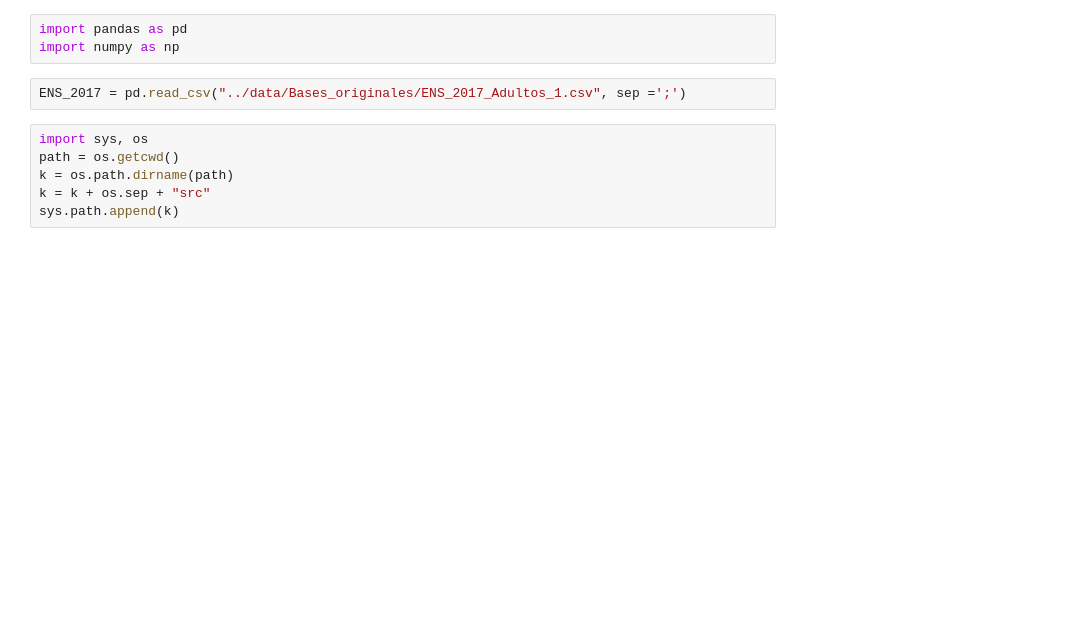
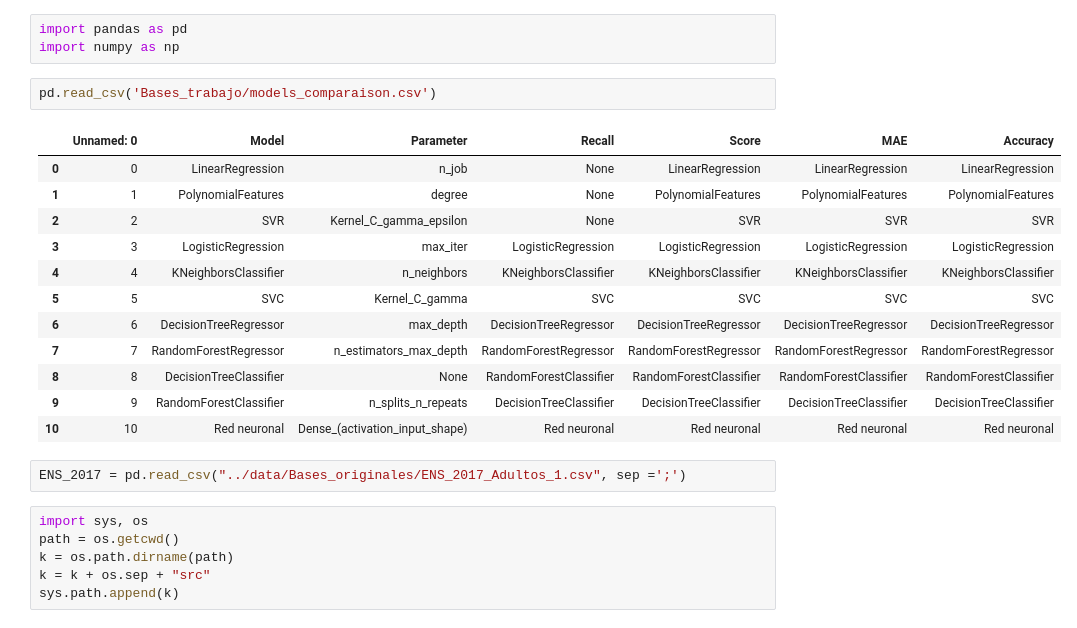
Before and after one commit to GinaGarridoCasas/Gina, a Jupyter notebook: jorgina_garrido_cmmlsds_apr/data/Prueba.ipynb, the cells around one changed output. Saved outputs shown, nothing was run; the diff lists cells and outputs as text; blank space fills up the shorter version.

```diff
--- a/jorgina_garrido_cmmlsds_apr/data/Prueba.ipynb
+++ b/jorgina_garrido_cmmlsds_apr/data/Prueba.ipynb
@@ -1,6 +1,21 @@
 # %%
 import pandas as pd
 import numpy as np
+# %%
+pd.read_csv('Bases_trabajo/models_comparaison.csv')
+# %% [output]
+|  | Unnamed: 0 | Model | Parameter | Recall | Score | MAE | Accuracy |
+| 0 | 0 | LinearRegression | n_job | None | LinearRegression | LinearRegression | LinearRegression |
+| 1 | 1 | PolynomialFeatures | degree | None | PolynomialFeatures | PolynomialFeatures | PolynomialFeatures |
+| 2 | 2 | SVR | Kernel_C_gamma_epsilon | None | SVR | SVR | SVR |
+| 3 | 3 | LogisticRegression | max_iter | LogisticRegression | LogisticRegression | LogisticRegression | LogisticRegression |
+| 4 | 4 | KNeighborsClassifier | n_neighbors | KNeighborsClassifier | KNeighborsClassifier | KNeighborsClassifier | KNeighborsClassifier |
+| 5 | 5 | SVC | Kernel_C_gamma | SVC | SVC | SVC | SVC |
+| 6 | 6 | DecisionTreeRegressor | max_depth | DecisionTreeRegressor | DecisionTreeRegressor | DecisionTreeRegressor | DecisionTreeRegressor |
+| 7 | 7 | RandomForestRegressor | n_estimators_max_depth | RandomForestRegressor | RandomForestRegressor | RandomForestRegressor | RandomForestRegressor |
+| 8 | 8 | DecisionTreeClassifier | None | RandomForestClassifier | RandomForestClassifier | RandomForestClassifier | RandomForestClassifier |
+| 9 | 9 | RandomForestClassifier | n_splits_n_repeats | DecisionTreeClassifier | DecisionTreeClassifier | DecisionTreeClassifier | DecisionTreeClassifier |
+| 10 | 10 | Red neuronal | Dense_(activation_input_shape) | Red neuronal | Red neuronal | Red neuronal | Red neuronal |
 # %%
 ENS_2017 = pd.read_csv("../data/Bases_originales/ENS_2017_Adultos_1.csv", sep =';')
 # %%
```
Also changed, not shown: parts of 12 cells of this notebook, 16 other files.
